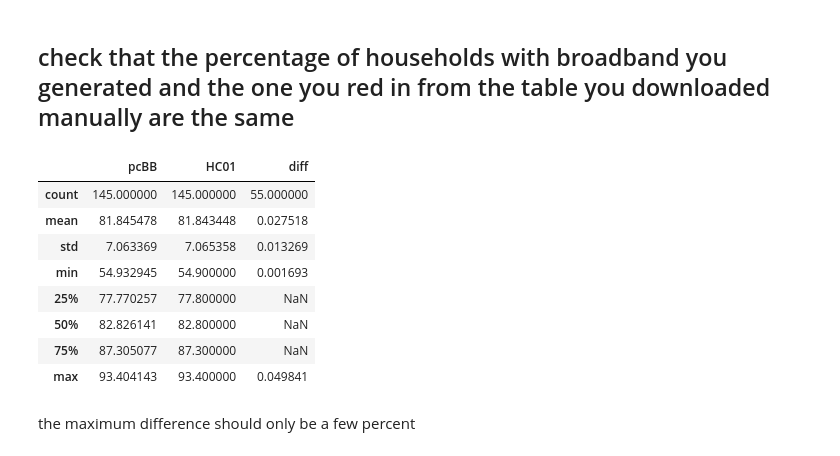
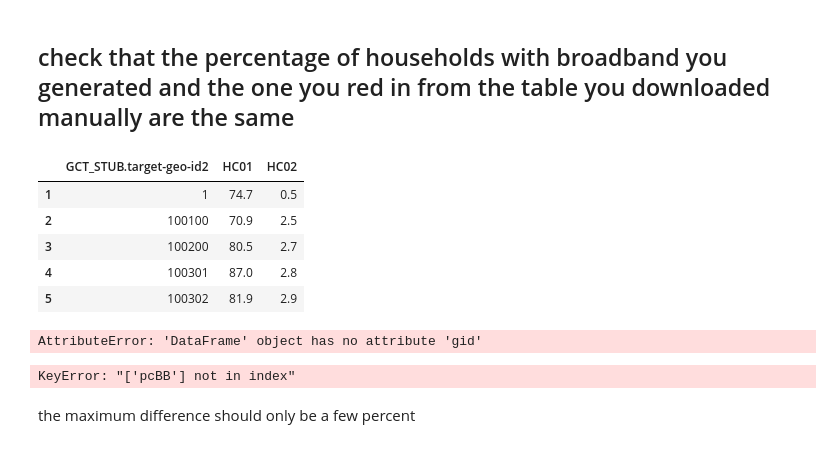
Before and after one commit to RossMacW/PUI2018_ram844, a Jupyter notebook: HW7_ram844/Assignment1.ipynb, the cells around one changed output. Cells and saved outputs as stored; diff of their text form; code cells hidden in the pictures.

```diff
--- a/HW7_ram844/Assignment1.ipynb
+++ b/HW7_ram844/Assignment1.ipynb
@@ -305,23 +297,40 @@ notice 2 things:
 In the API dataframe the PUMA id was a 4 digit number. If you have them both as integers and you remove the initial three digits (for example by subtracting 360000 from each value wich you can do as bbpc["gid"] = bbpc.gid - 3600000 then you can merge on the puma id
 # %% [markdown]
 ## check that the percentage of households with broadband you generated and the one you red in from the table you downloaded manually are the same
+# %%
+# Dropping first row and then converting 'GCT_STUB.target-geo-id2' to interger
+bbpc = bbpc.drop(bbpc.index[0])
+bbpc['GCT_STUB.target-geo-id2'] = bbpc['GCT_STUB.target-geo-id2'].astype(int)
+bbpc.head()
+# %% [output]
+|  | GCT_STUB.target-geo-id2 | HC01 | HC02 |
+| 1 | 1 | 74.7 | 0.5 |
+| 2 | 100100 | 70.9 | 2.5 |
+| 3 | 100200 | 80.5 | 2.7 |
+| 4 | 100301 | 87.0 | 2.8 |
+| 5 | 100302 | 81.9 | 2.9 |
+# %%
+#calculating percentage of households with broadband access and adding it as a new column
+#gid = bbpc['GCT_STUB.target-geo-id2'] - 360000
+bbpc['gid'] = bbpc.gid-360000
+
+#pumaBB = pumaBB.merge(bbpc, left_on='NAME', right_on='NAME', how='outer')
+#pumaBB.columns
+
+bbpc.head()
+# %% [output]
+AttributeError: 'DataFrame' object has no attribute 'gid'
 # %%
-diff_ = pumaBB.merge(bbpc, right_on="gid",
-                     left_on="public use microdata area")[["pcBB", "HC01"]]
+bbpc = bbpc.drop(bbpc.index[0])
+
+diff_ = pumaBB.merge(bbpc, right_on="geoid",
+                     left_on="public use microdata area_x")[["pcBB", "HC01"]]
 
 diff_["diff"] = np.abs(diff_["pcBB"] - diff_["HC01"].astype(float))
 
 diff_.describe()
 # %% [output]
-|  | pcBB | HC01 | diff |
-| count | 145.000000 | 145.000000 | 55.000000 |
-| mean | 81.845478 | 81.843448 | 0.027518 |
-| std | 7.063369 | 7.065358 | 0.013269 |
-| min | 54.932945 | 54.900000 | 0.001693 |
-| 25% | 77.770257 | 77.800000 | NaN |
-| 50% | 82.826141 | 82.800000 | NaN |
-| 75% | 87.305077 | 87.300000 | NaN |
-| max | 93.404143 | 93.400000 | 0.049841 |
+KeyError: "['pcBB'] not in index"
 # %% [markdown]
 the maximum difference should only be a few percent
 # %% [markdown]
```
Also changed, not shown: parts of 6 cells of this notebook.
